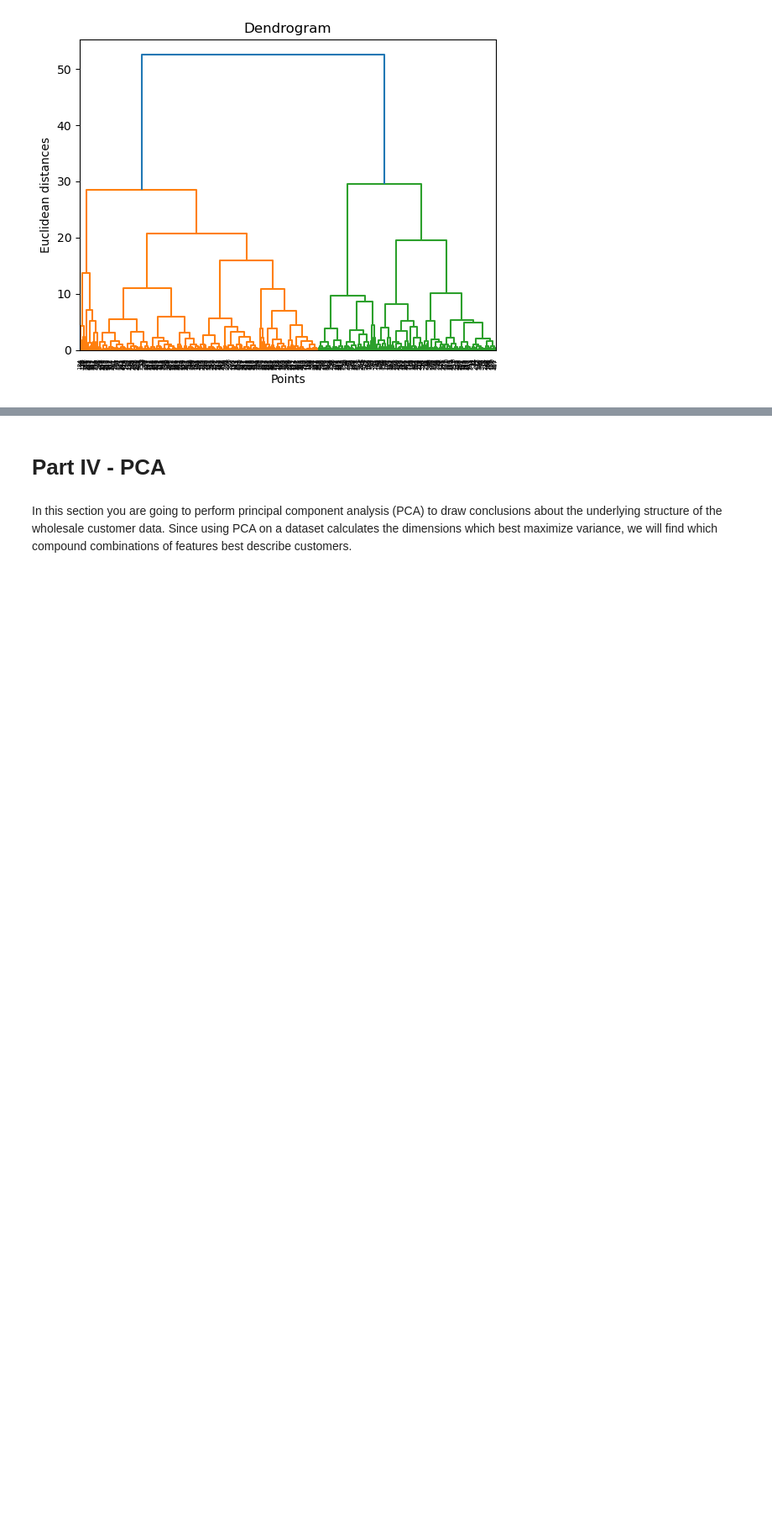
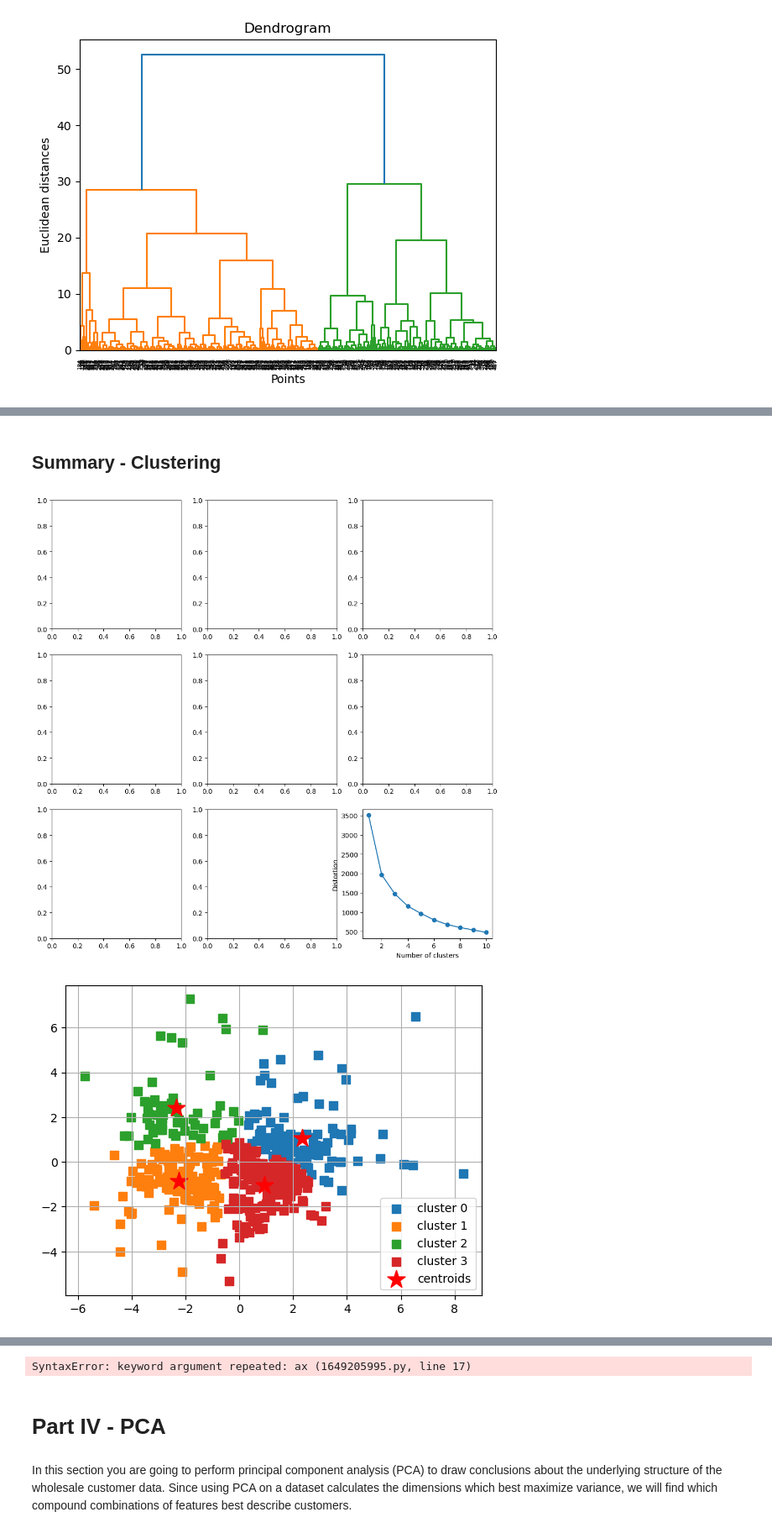
Before and after one commit to j-lepard/Understanding-Grocery-Data, a Jupyter notebook: Unsupervised Learning - Project.ipynb, the cells around one changed output, grey strips where cells are left out. Shown at 84% size. Cells and saved outputs as stored; diff of their text form; code cells hidden in the pictures; blank space fills up the shorter version.

```diff
--- a/Unsupervised Learning - Project.ipynb
+++ b/Unsupervised Learning - Project.ipynb
@@ -324,7 +335,7 @@ ac = AgglomerativeClustering(affinity='euclidean',
                              linkage='ward',
                              n_clusters = 4)
 # %%
-# Plot the clusters (n=3)
+# Plot the clusters (n=4)
 
 y_hc = ac.fit_predict(X)
 plot_clusters(X_pca,y_hc)
@@ -332,7 +343,10 @@ plot_clusters(X_pca,y_hc)
 # Plot the Dendrogram
 
 # define plot_dendrogram function
-def plot_dendrogram(X,method ='ward'):
+def plot_dendrogram(X,method ='ward', ax=None):
+        ## This IF is for later when we want to print all the plots together.
+    if ax is None:
+        ax = plt.gca() #Get the current axis if none is provided
     dendrogram = sch.dendrogram(sch.linkage(X, method=method))
     plt.title("Dendrogram")
     plt.ylabel("Euclidean distances")
@@ -345,0 +380,33 @@ plot_dendrogram(X_pca)
+# %% [markdown]
+## Summary - Clustering
+# %%
+# Create a 2x2 grid of subplots
+fig, axes = plt.subplots(3, 3,figsize=(12, 12))
+
+# Elbow:
+plot_distortion(X_pca,max_clusters=10, ax=axes[0,0])
+axes[0, 0].set_title('Elbow Plot')
+#KMeans Clusters
+plot_clusters(X_pca, y_km, plt_cluster_centers= True, ax=axes[0,1])
+axes[0, 1].set_title('KMeans Clusters')
+# Heirarchy Clusters
+plot_clusters(X_pca,y_hc, ax=axes[1,0])
+axes[1, 0].set_title('Hierarchy Clusters')
+# Heirarchy Dendrogram
+plot_dendrogram(X_pca, ax=axes[1,1])
+axes[1, 1].set_title('Hierarchy Dendrogram')
+#DBCAN Clusters
+plot_clusters(X_pca,y_db, ax=None, ax=axes[2,0])
+axes[2, 0].set_title('DBCAN Clusters')
+
+# Remove the empty subplot in the last row
+fig.delaxes(axes[2, 1])
+
+# Adjust layout
+plt.tight_layout()
+
+# Show the plots
+plt.show()
+# %% [output]
+[figure, added]
+[figure, added]
@@ -346,3 +415,4 @@ plot_dendrogram(X_pca)
+SyntaxError: keyword argument repeated: ax (1649205995.py, line 17)
 # %% [markdown]
 # Part IV - PCA
 # %% [markdown]
```
Also changed, not shown: parts of 7 cells of this notebook.
